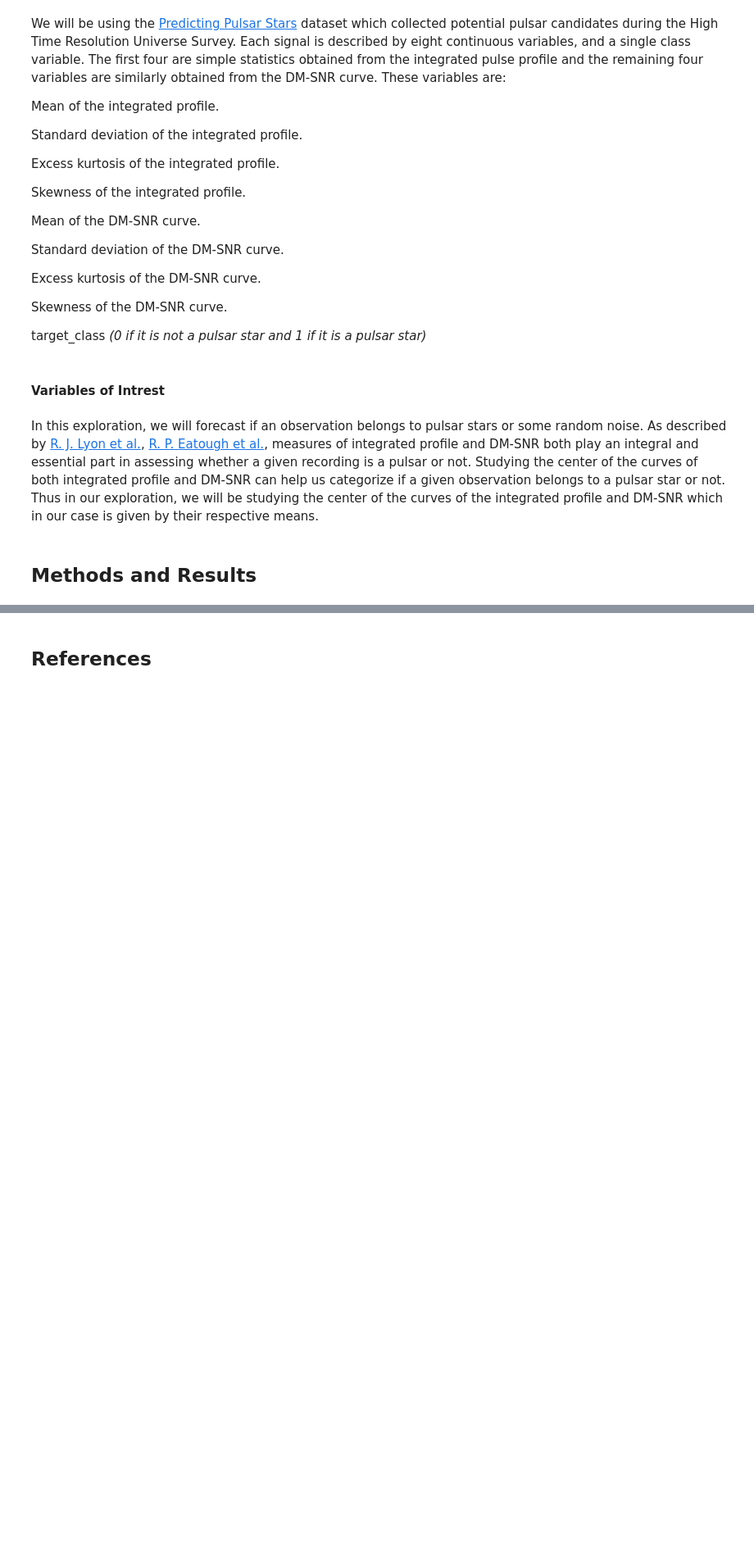
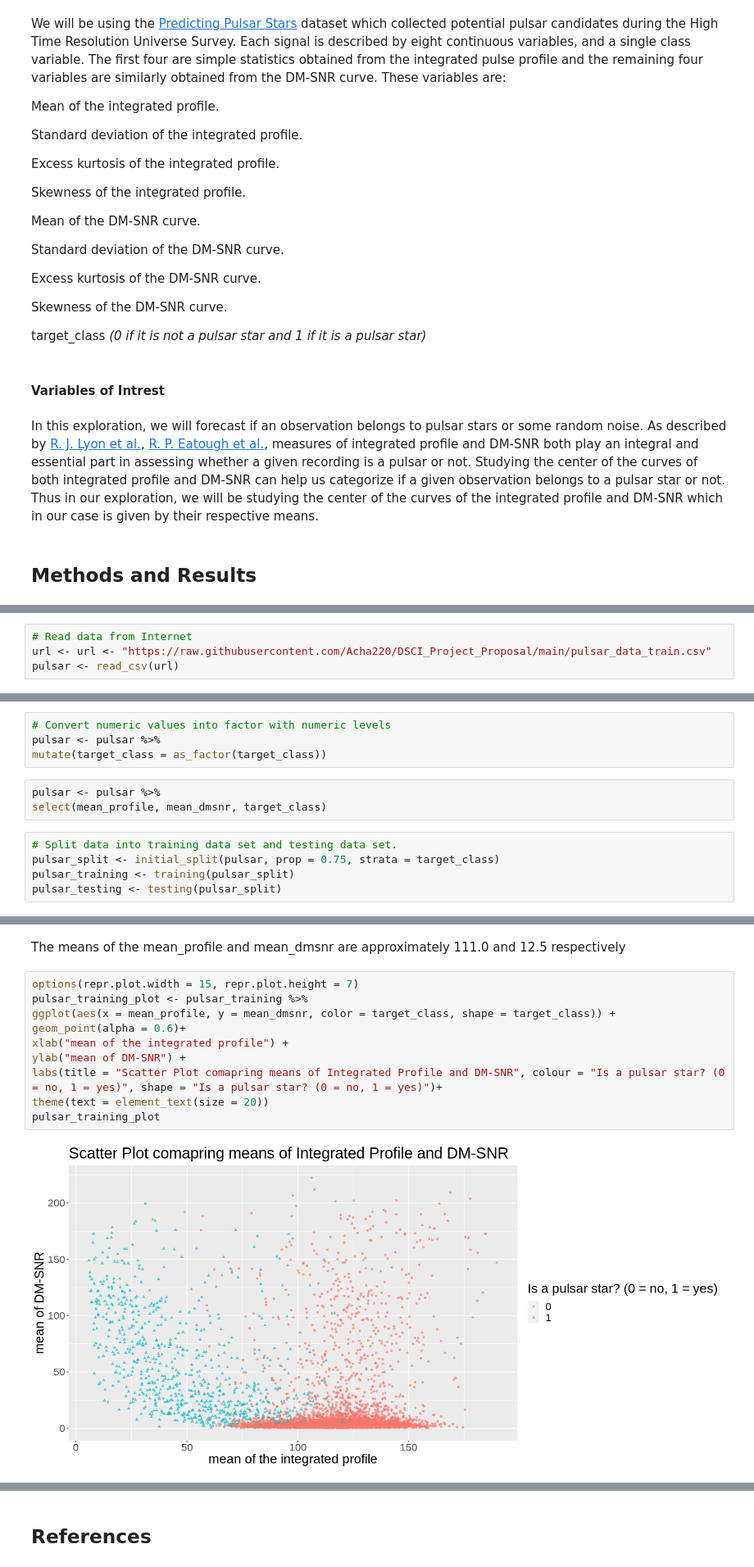
Before and after one commit to yiruiwang091/DSCI-Report, a Jupyter notebook: PulsarStar.ipynb, the cells around one changed output, grey strips where cells are left out. Shown at 82% size. Cells and saved outputs as stored; diff of their text form; blank space fills up the shorter version.

Commit message:
Added necessary code
added code from proposal and untitled.ipynb

```diff
--- a/PulsarStar.ipynb
+++ b/PulsarStar.ipynb
@@ -49,0 +74,4 @@ In this exploration, we will forecast if an observation belongs to pulsar stars
+# %%
+# Read data from Internet
+url <- url <- "https://raw.githubusercontent.com/Acha220/DSCI_Project_Proposal/main/pulsar_data_train.csv"
+pulsar <- read_csv(url)
@@ -49,0 +117,12 @@ In this exploration, we will forecast if an observation belongs to pulsar stars
+# %%
+# Convert numeric values into factor with numeric levels
+pulsar <- pulsar %>%
+mutate(target_class = as_factor(target_class))
+# %%
+pulsar <- pulsar %>%
+select(mean_profile, mean_dmsnr, target_class)
+# %%
+# Split data into training data set and testing data set.
+pulsar_split <- initial_split(pulsar, prop = 0.75, strata = target_class)
+pulsar_training <- training(pulsar_split)
+pulsar_testing <- testing(pulsar_split)
@@ -49,0 +173,14 @@ In this exploration, we will forecast if an observation belongs to pulsar stars
+# %% [markdown]
+The means of the mean_profile and mean_dmsnr are approximately 111.0 and 12.5 respectively
+# %%
+options(repr.plot.width = 15, repr.plot.height = 7)
+pulsar_training_plot <- pulsar_training %>%
+ggplot(aes(x = mean_profile, y = mean_dmsnr, color = target_class, shape = target_class)) +
+geom_point(alpha = 0.6)+
+xlab("mean of the integrated profile") +
+ylab("mean of DM-SNR") +
+labs(title = "Scatter Plot comapring means of Integrated Profile and DM-SNR", colour = "Is a pulsar star? (0 = no, 1 = yes)", shape = "Is a pulsar star? (0 = no, 1 = yes)")+
+theme(text = element_text(size = 20))
+pulsar_training_plot
+# %% [output]
+[figure, added]
```
Also changed, not shown: parts of 25 cells of this notebook.
